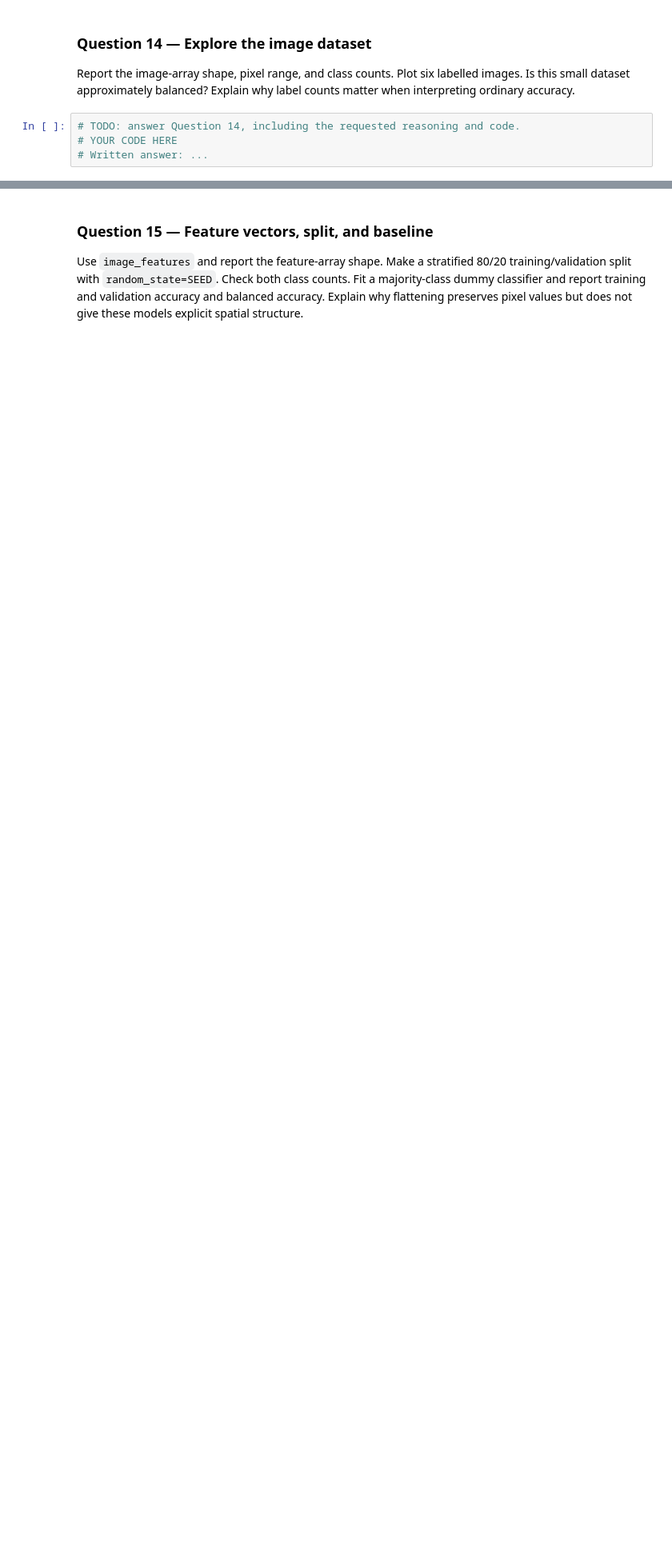
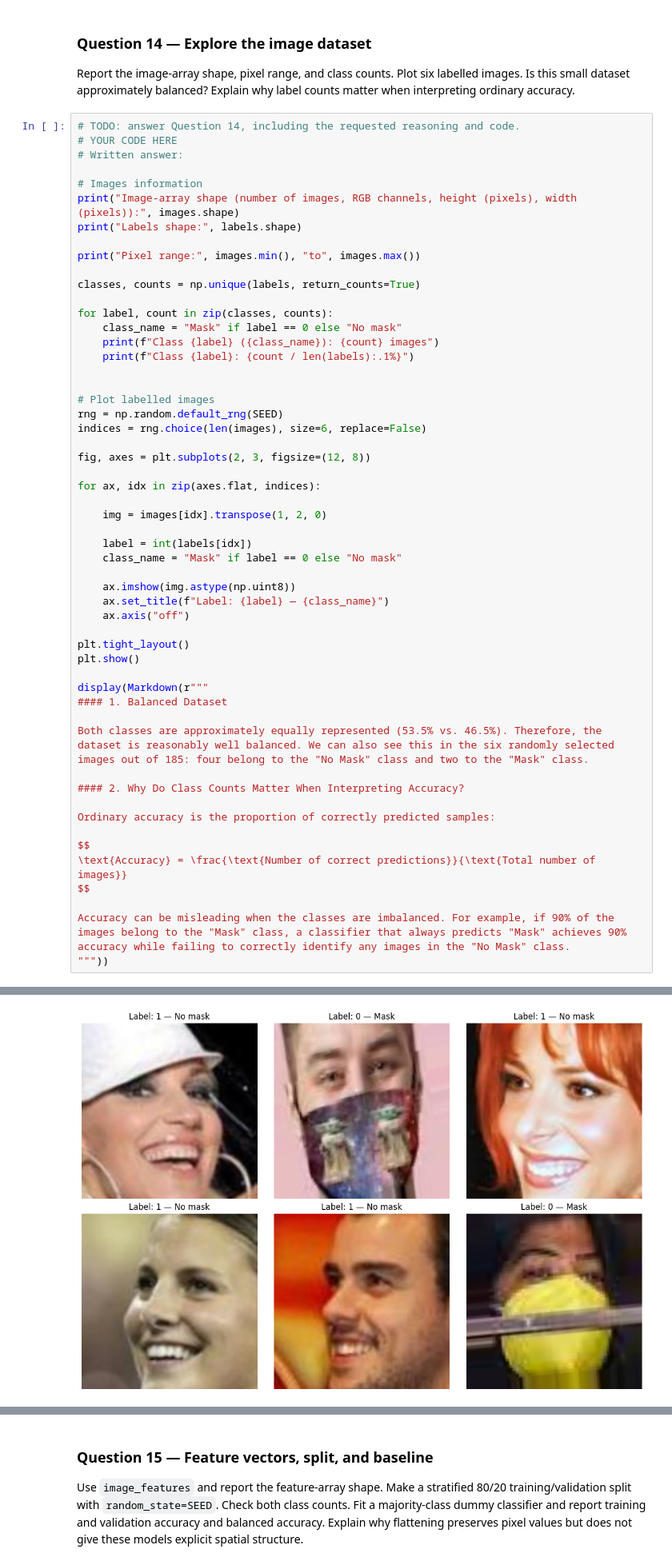
Before and after one commit to Oktalyx/FundamentalLearningEPFL, a Jupyter notebook: HW1/HW1_exercise.ipynb, the cells around one changed output, grey strips where cells are left out. Shown at 80% size. Saved outputs shown, nothing was run; the diff lists cells and outputs as text; blank space fills up the shorter version.

```diff
--- a/HW1/HW1_exercise.ipynb
+++ b/HW1/HW1_exercise.ipynb
@@ -1850,4 +2639,55 @@ matter when interpreting ordinary accuracy.
 # %%
 # TODO: answer Question 14, including the requested reasoning and code.
 # YOUR CODE HERE
-# Written answer: ...
+# Written answer:
+
+# Images information
+print("Image-array shape (number of images, RGB channels, height (pixels), width (pixels)):", images.shape)
+print("Labels shape:", labels.shape)
+
+print("Pixel range:", images.min(), "to", images.max())
+
+classes, counts = np.unique(labels, return_counts=True)
+
+for label, count in zip(classes, counts):
+    class_name = "Mask" if label == 0 else "No mask"
+    print(f"Class {label} ({class_name}): {count} images")
+    print(f"Class {label}: {count / len(labels):.1%}")
+
+
+# Plot labelled images
+rng = np.random.default_rng(SEED)
+indices = rng.choice(len(images), size=6, replace=False)
+
+fig, axes = plt.subplots(2, 3, figsize=(12, 8))
+
+for ax, idx in zip(axes.flat, indices):
+
+    img = images[idx].transpose(1, 2, 0)
+
+    label = int(labels[idx])
+    class_name = "Mask" if label == 0 else "No mask"
+
+    ax.imshow(img.astype(np.uint8))
+    ax.set_title(f"Label: {label} — {class_name}")
+    ax.axis("off")
+
+plt.tight_layout()
+plt.show()
+
+display(Markdown(r"""
+#### 1. Balanced Dataset
+
+Both classes are approximately equally represented (53.5% vs. 46.5%). Therefore, the dataset is reasonably well balanced. We can also see this in the six randomly selected images out of 185: four belong to the "No Mask" class and two to the "Mask" class.
+
+#### 2. Why Do Class Counts Matter When Interpreting Accuracy?
+
+Ordinary accuracy is the proportion of correctly predicted samples:
+
+$$
+\text{Accuracy} = \frac{\text{Number of correct predictions}}{\text{Total number of images}}
+$$
+
+Accuracy can be misleading when the classes are imbalanced. For example, if 90% of the images belong to the "Mask" class, a classifier that always predicts "Mask" achieves 90% accuracy while failing to correctly identify any images in the "No Mask" class.
+"""))
+# %% [output]
@@ -1853,0 +2701 @@ matter when interpreting ordinary accuracy.
+[figure, added]
```
Also changed, not shown: parts of 41 cells of this notebook, 3 other files.
